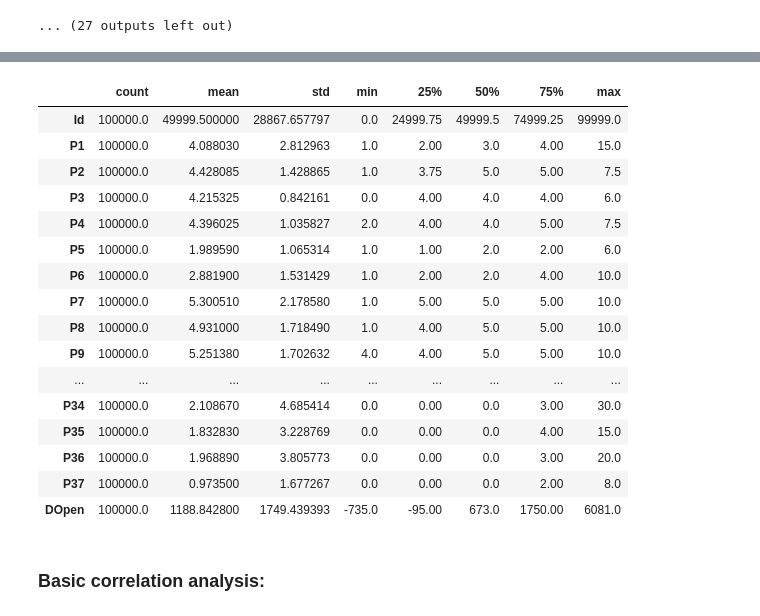
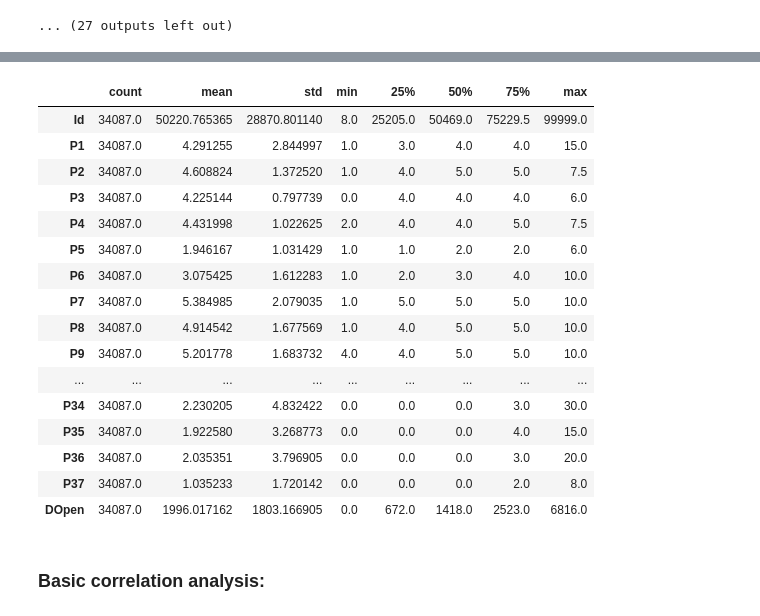
Before and after one commit to DavidEmeryUofC/CDS_Project_Restaurant_Rev_Prediction, a Jupyter notebook: CDSproject2_restaurant_revenue.ipynb, the cells around one changed output, grey strips where cells are left out. Cells and saved outputs as stored; diff of their text form; code cells hidden in the pictures.

```diff
--- a/CDSproject2_restaurant_revenue.ipynb
+++ b/CDSproject2_restaurant_revenue.ipynb
@@ -78,12 +78,12 @@ The training set only contains 137 restaurant with revenue while the test data c
 df_train["ODate"] = pd.to_datetime(df_train["Open Date"], format = "%m/%d/%Y", utc = False)
 df_test["ODate"] = pd.to_datetime(df_test["Open Date"], format = "%m/%d/%Y", utc = False)
 
-firstopenT = pd.to_datetime(df_test["Open Date"].min(), format='%m/%d/%Y', utc = False)
-lastopenT = pd.to_datetime(df_test["Open Date"].max(), format='%m/%d/%Y', utc = False)
+firstopenT = pd.to_datetime(df_test["ODate"].min(), format='%Y-%m-%d', utc = False)
+lastopenT = pd.to_datetime(df_test["ODate"].max(), format='%Y-%m-%d', utc = False)
 print("test data",firstopenT,lastopenT)
 
-firstopen = pd.to_datetime(df_train["Open Date"].min(), format='%m/%d/%Y', utc = False)
-lastopen = pd.to_datetime(df_train["Open Date"].max(), format='%m/%d/%Y', utc = False)
+firstopen = pd.to_datetime(df_train["ODate"].min(), format='%Y-%m-%d', utc = False)
+lastopen = pd.to_datetime(df_train["ODate"].max(), format='%Y-%m-%d', utc = False)
 print("train data",firstopen,lastopen)
 
 df_train["DOpen"] = (lastopen - df_train["ODate"])/ pd.offsets.Day(1)
@@ -251,24 +281,25 @@ for i in cols_num:
 # %%
-df_test.describe().transpose()
+df_test[df_test["City"] == 'İstanbul'].describe().transpose()
+#df_test.describe().transpose()
 #df_train.describe().transpose()
 # %% [output]
 |  | count | mean | std | min | 25% | 50% | 75% | max |
-| Id | 100000.0 | 49999.500000 | 28867.657797 | 0.0 | 24999.75 | 49999.5 | 74999.25 | 99999.0 |
-| P1 | 100000.0 | 4.088030 | 2.812963 | 1.0 | 2.00 | 3.0 | 4.00 | 15.0 |
-| P2 | 100000.0 | 4.428085 | 1.428865 | 1.0 | 3.75 | 5.0 | 5.00 | 7.5 |
-| P3 | 100000.0 | 4.215325 | 0.842161 | 0.0 | 4.00 | 4.0 | 4.00 | 6.0 |
-| P4 | 100000.0 | 4.396025 | 1.035827 | 2.0 | 4.00 | 4.0 | 5.00 | 7.5 |
-| P5 | 100000.0 | 1.989590 | 1.065314 | 1.0 | 1.00 | 2.0 | 2.00 | 6.0 |
-| P6 | 100000.0 | 2.881900 | 1.531429 | 1.0 | 2.00 | 2.0 | 4.00 | 10.0 |
-| P7 | 100000.0 | 5.300510 | 2.178580 | 1.0 | 5.00 | 5.0 | 5.00 | 10.0 |
-| P8 | 100000.0 | 4.931000 | 1.718490 | 1.0 | 4.00 | 5.0 | 5.00 | 10.0 |
-| P9 | 100000.0 | 5.251380 | 1.702632 | 4.0 | 4.00 | 5.0 | 5.00 | 10.0 |
+| Id | 34087.0 | 50220.765365 | 28870.801140 | 8.0 | 25205.0 | 50469.0 | 75229.5 | 99999.0 |
+| P1 | 34087.0 | 4.291255 | 2.844997 | 1.0 | 3.0 | 4.0 | 4.0 | 15.0 |
+| P2 | 34087.0 | 4.608824 | 1.372520 | 1.0 | 4.0 | 5.0 | 5.0 | 7.5 |
+| P3 | 34087.0 | 4.225144 | 0.797739 | 0.0 | 4.0 | 4.0 | 4.0 | 6.0 |
+| P4 | 34087.0 | 4.431998 | 1.022625 | 2.0 | 4.0 | 4.0 | 5.0 | 7.5 |
+| P5 | 34087.0 | 1.946167 | 1.031429 | 1.0 | 1.0 | 2.0 | 2.0 | 6.0 |
+| P6 | 34087.0 | 3.075425 | 1.612283 | 1.0 | 2.0 | 3.0 | 4.0 | 10.0 |
+| P7 | 34087.0 | 5.384985 | 2.079035 | 1.0 | 5.0 | 5.0 | 5.0 | 10.0 |
+| P8 | 34087.0 | 4.914542 | 1.677569 | 1.0 | 4.0 | 5.0 | 5.0 | 10.0 |
+| P9 | 34087.0 | 5.201778 | 1.683732 | 4.0 | 4.0 | 5.0 | 5.0 | 10.0 |
 | ... | ... | ... | ... | ... | ... | ... | ... | ... |
-| P34 | 100000.0 | 2.108670 | 4.685414 | 0.0 | 0.00 | 0.0 | 3.00 | 30.0 |
-| P35 | 100000.0 | 1.832830 | 3.228769 | 0.0 | 0.00 | 0.0 | 4.00 | 15.0 |
-| P36 | 100000.0 | 1.968890 | 3.805773 | 0.0 | 0.00 | 0.0 | 3.00 | 20.0 |
-| P37 | 100000.0 | 0.973500 | 1.677267 | 0.0 | 0.00 | 0.0 | 2.00 | 8.0 |
-| DOpen | 100000.0 | 1188.842800 | 1749.439393 | -735.0 | -95.00 | 673.0 | 1750.00 | 6081.0 |
+| P34 | 34087.0 | 2.230205 | 4.832422 | 0.0 | 0.0 | 0.0 | 3.0 | 30.0 |
+| P35 | 34087.0 | 1.922580 | 3.268773 | 0.0 | 0.0 | 0.0 | 4.0 | 15.0 |
+| P36 | 34087.0 | 2.035351 | 3.796905 | 0.0 | 0.0 | 0.0 | 3.0 | 20.0 |
+| P37 | 34087.0 | 1.035233 | 1.720142 | 0.0 | 0.0 | 0.0 | 2.0 | 8.0 |
+| DOpen | 34087.0 | 1996.017162 | 1803.166905 | 0.0 | 672.0 | 1418.0 | 2523.0 | 6816.0 |
 # %% [markdown]
 ### Basic correlation analysis:
 # %%
```
Also changed, not shown: parts of 15 cells of this notebook.
